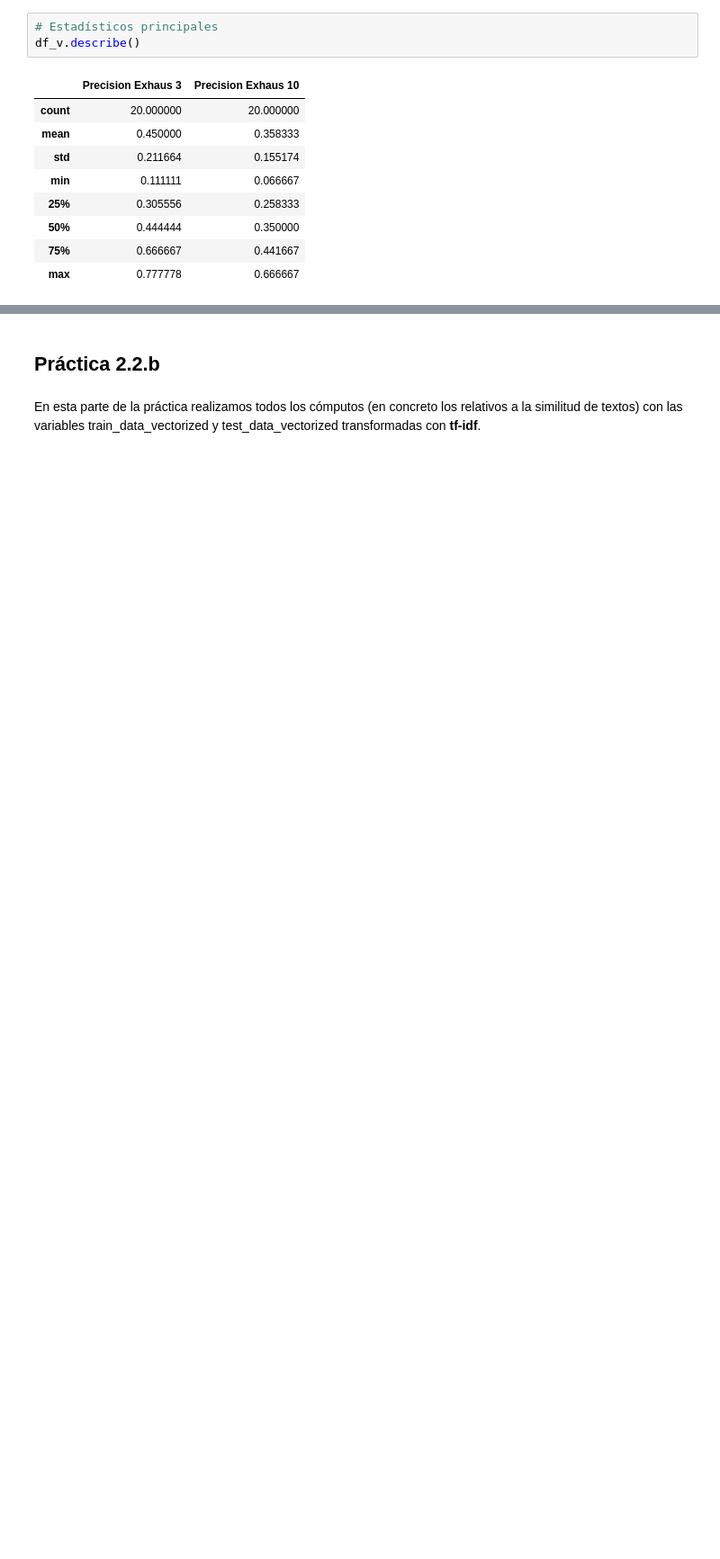
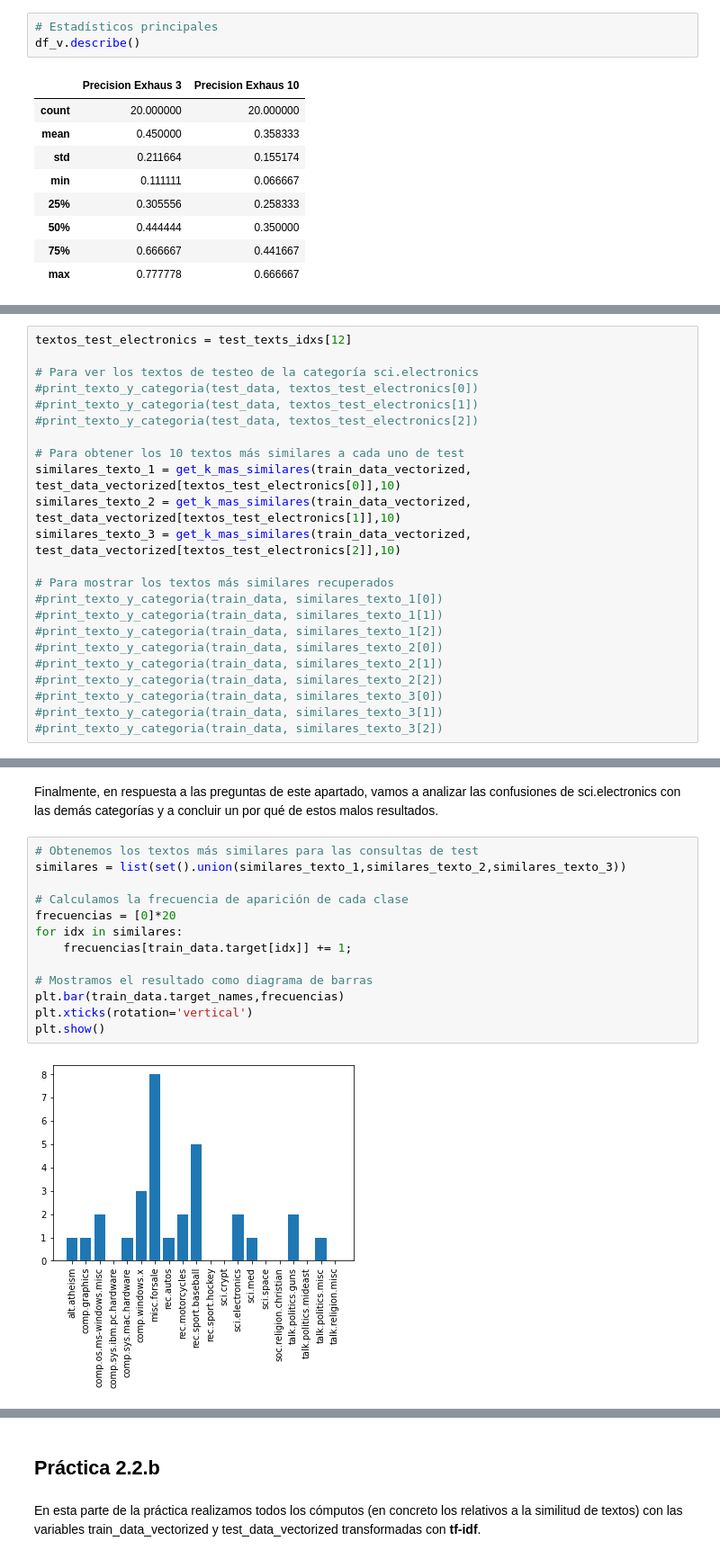
Before and after one commit to frblazquez/IA, a Jupyter notebook: Practice 2.2/Practica2.2.ipynb, the cells around one changed output, grey strips where cells are left out. Shown: that part at 90% size. Saved outputs shown, nothing was run; the diff lists cells and outputs as text; blank space fills up the shorter version.

```diff
--- a/Practice 2.2/Practica2.2.ipynb
+++ b/Practice 2.2/Practica2.2.ipynb
@@ -209,0 +224,23 @@ DUDA: uff no tengo ni idea de qué decir
+# %%
+textos_test_electronics = test_texts_idxs[12]
+
+# Para ver los textos de testeo de la categoría sci.electronics
+#print_texto_y_categoria(test_data, textos_test_electronics[0])
+#print_texto_y_categoria(test_data, textos_test_electronics[1])
+#print_texto_y_categoria(test_data, textos_test_electronics[2])
+
+# Para obtener los 10 textos más similares a cada uno de test
+similares_texto_1 = get_k_mas_similares(train_data_vectorized, test_data_vectorized[textos_test_electronics[0]],10)
+similares_texto_2 = get_k_mas_similares(train_data_vectorized, test_data_vectorized[textos_test_electronics[1]],10)
+similares_texto_3 = get_k_mas_similares(train_data_vectorized, test_data_vectorized[textos_test_electronics[2]],10)
+
+# Para mostrar los textos más similares recuperados
+#print_texto_y_categoria(train_data, similares_texto_1[0])
+#print_texto_y_categoria(train_data, similares_texto_1[1])
+#print_texto_y_categoria(train_data, similares_texto_1[2])
+#print_texto_y_categoria(train_data, similares_texto_2[0])
+#print_texto_y_categoria(train_data, similares_texto_2[1])
+#print_texto_y_categoria(train_data, similares_texto_2[2])
+#print_texto_y_categoria(train_data, similares_texto_3[0])
+#print_texto_y_categoria(train_data, similares_texto_3[1])
+#print_texto_y_categoria(train_data, similares_texto_3[2])
@@ -209,0 +292,17 @@ DUDA: uff no tengo ni idea de qué decir
+# %% [markdown]
+Finalmente, en respuesta a las preguntas de este apartado, vamos a analizar las confusiones de sci.electronics con las demás categorías y a concluir un por qué de estos malos resultados.
+# %%
+# Obtenemos los textos más similares para las consultas de test
+similares = list(set().union(similares_texto_1,similares_texto_2,similares_texto_3))
+
+# Calculamos la frecuencia de aparición de cada clase
+frecuencias = [0]*20
+for idx in similares:
+    frecuencias[train_data.target[idx]] += 1;
+
+# Mostramos el resultado como diagrama de barras
+plt.bar(train_data.target_names,frecuencias)
+plt.xticks(rotation='vertical')
+plt.show()
+# %% [output]
+[figure, added]
```
Also changed, not shown: parts of 35 cells of this notebook.
